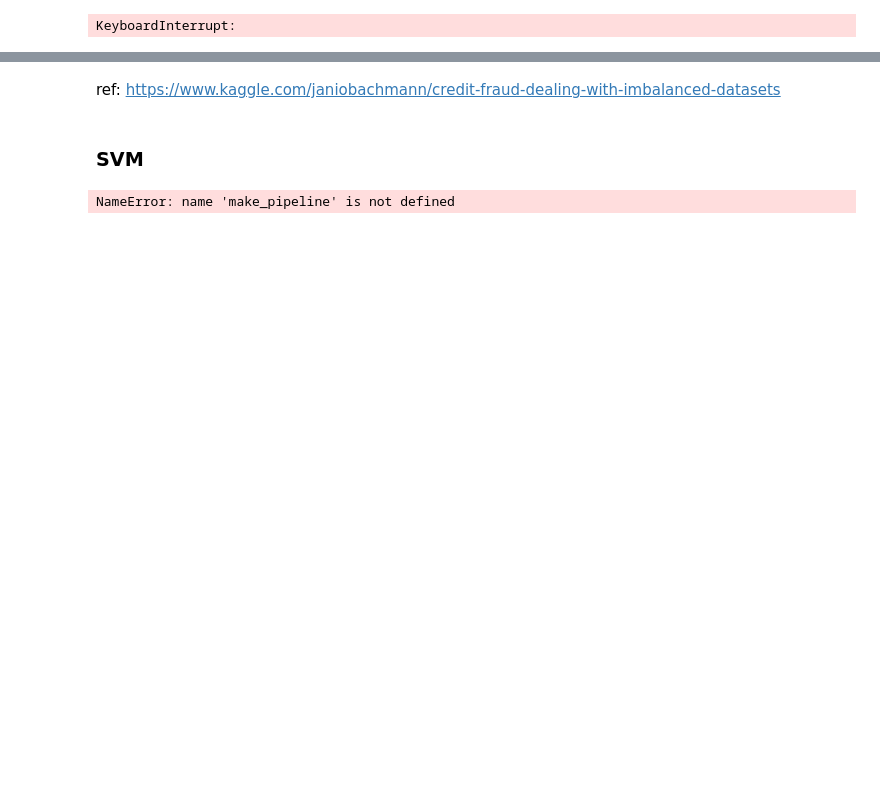
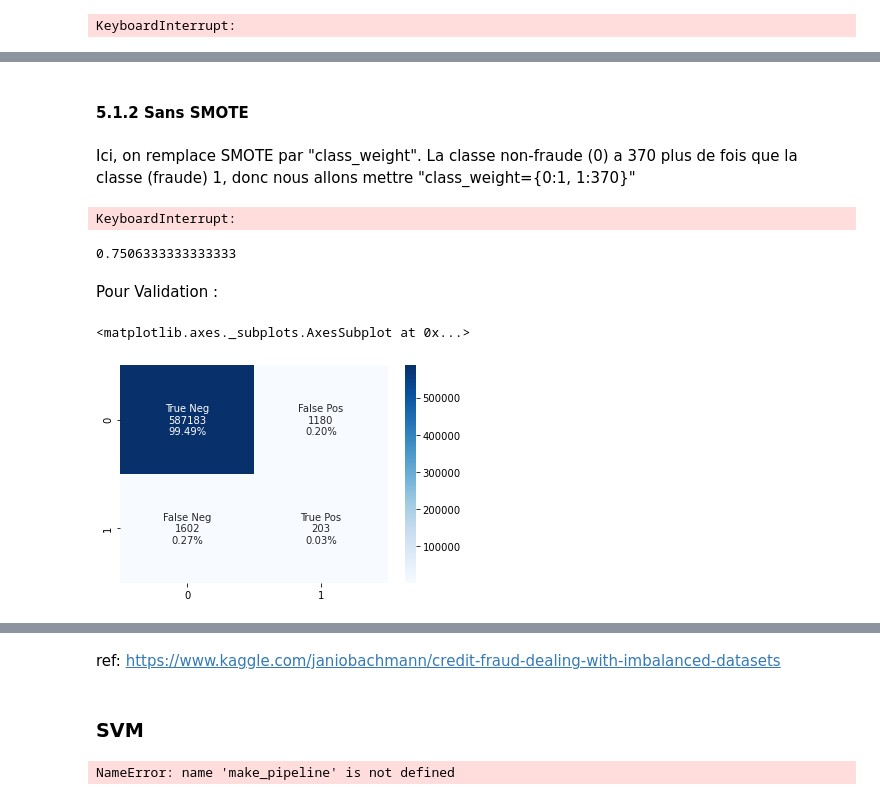
Before and after one commit to hoangkhanh2510/Fraud, a Jupyter notebook: BIG DATA.ipynb, the cells around one changed output, grey strips where cells are left out. Drawn from its saved outputs; the diff is of its cells as text; code cells hidden in the pictures; blank space fills up the shorter version.

```diff
--- a/BIG DATA.ipynb
+++ b/BIG DATA.ipynb
@@ -386,0 +413,33 @@ NameError: name 'clf_rf' is not defined
+# %% [markdown]
+#### 5.1.2 Sans SMOTE
+# %% [markdown]
+Ici, on remplace SMOTE par "class_weight". La classe non-fraude (0) a 370 plus de fois que la classe (fraude) 1, donc nous allons mettre "class_weight={0:1, 1:370}"
+# %%
+startRF = time()
+RDbest = RandomForestClassifier(bootstrap=True, class_weight={0:1, 1:370}, criterion='entropy', max_depth=50,min_samples_leaf=10,
+n_estimators=55, n_jobs=-1, random_state=5)
+RDbest.fit(x_train, y_train)
+doneRF = time()
+# %% [output]
+KeyboardInterrupt:
+# %%
+tpsRF = round(doneRF - startRF,3)
+print(tpsRF/60)
+# %% [output]
+0.7506333333333333
+# %% [markdown]
+Pour Validation :
+# %%
+RDbest_matrix_val = confusion_matrix(y_val, RDbest.predict(x_val))
+group_names = ['True Neg','False Pos','False Neg','True Pos']
+group_counts = ["{0:0.0f}".format(value) for value in
+                RDbest_matrix_val.flatten()]
+group_percentages = ["{0:.2%}".format(value) for value in
+                     RDbest_matrix_val.flatten()/np.sum(RDbest_matrix_val)]
+labels = [f"{v1}\n{v2}\n{v3}" for v1, v2, v3 in
+          zip(group_names,group_counts,group_percentages)]
+labels = np.asarray(labels).reshape(2,2)
+sns.heatmap(RDbest_matrix_val, annot=labels, fmt='', cmap='Blues')
+# %% [output]
+<matplotlib.axes._subplots.AxesSubplot at 0x...>
+[figure, added]
```
Also changed, not shown: parts of 53 cells of this notebook.
